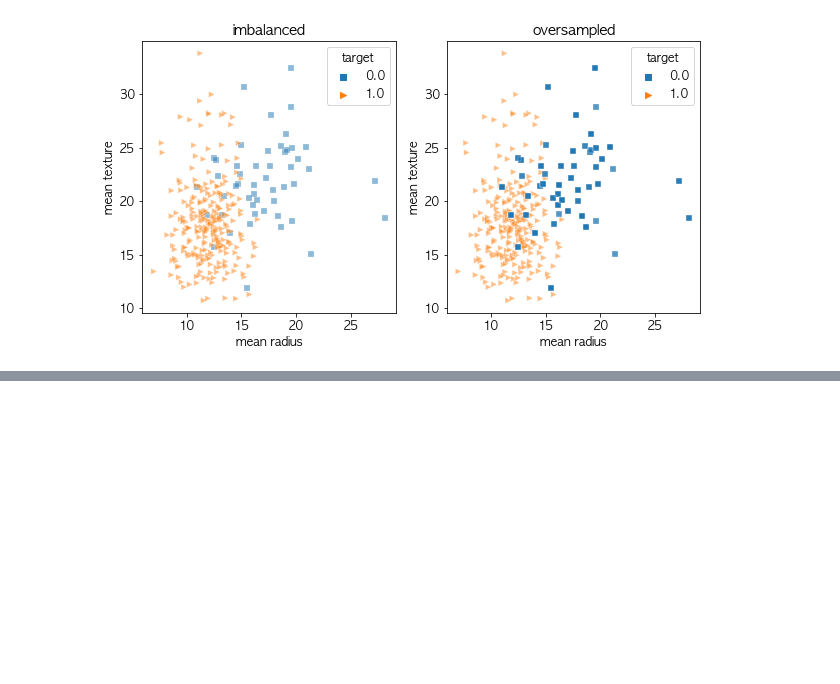
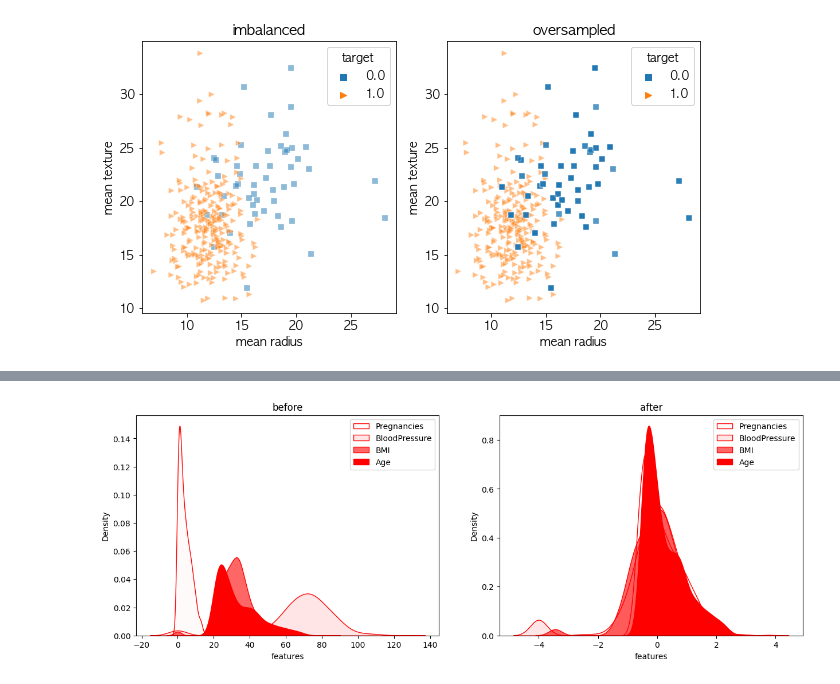
Before and after one commit to klee30810/ADP-study, a Jupyter notebook: stats/codebook/Chap 02. Preprocessing.ipynb, the cells around one changed output, grey strips where cells are left out. Cells and saved outputs as stored; diff of their text form; code cells hidden in the pictures; blank space fills up the shorter version.

```diff
--- a/stats/codebook/Chap 02. Preprocessing.ipynb
+++ b/stats/codebook/Chap 02. Preprocessing.ipynb
@@ -483,0 +666,15 @@ oversampled data class distribution:  Counter({0.0: 250, 1.0: 250})
+# %%
+fig, ax = plt.subplots(1,2, figsize=(15,5))
+for col, a in zip(X.columns, [0.02, 0.1, 0.6, 1]):
+    sns.kdeplot(X[col], alpha=a, legend=True, ax=ax[0], shade=True, color='r')
+ax[0].legend(X.columns)
+ax[0].set_xlabel('features')
+ax[0].set_title('before')
+
+for col, a in zip(mm_X.columns, [0.02, 0.1, 0.6, 1]):
+    sns.kdeplot(mm_X[col], alpha=a, legend=True, ax=ax[1], shade=True, color='r')
+ax[1].legend(mm_X.columns)
+ax[1].set_xlabel('features')
+ax[1].set_title('after')
+
+plt.show()
@@ -483,0 +685,11 @@ oversampled data class distribution:  Counter({0.0: 250, 1.0: 250})
+# %%
+from sklearn.preprocessing import RobustScaler
+rs = RobustScaler()
+rs_X = rs.fit_transform(X)
+rs_X = pd.DataFrame(rs_X, columns=X.columns)
+
+print('Before')
+print(X.describe().loc[['mean', 'std', 'max', 'min'],:], '\n')
+
+print('After')
+print(rs_X.describe().loc[['mean', 'std', 'max', 'min'],:], '\n')
@@ -483,0 +710,17 @@ oversampled data class distribution:  Counter({0.0: 250, 1.0: 250})
+# %%
+fig, ax = plt.subplots(1,2, figsize=(15,5))
+for col, a in zip(X.columns, [0.02, 0.1, 0.6, 1]):
+    sns.kdeplot(X[col], alpha=a, legend=True, ax=ax[0], shade=True, color='r')
+ax[0].legend(X.columns)
+ax[0].set_xlabel('features')
+ax[0].set_title('before')
+
+for col, a in zip(ss_X.columns, [0.02, 0.1, 0.6, 1]):
+    sns.kdeplot(rs_X[col], alpha=a, legend=True, ax=ax[1], shade=True, color='r')
+ax[1].legend(rs_X.columns)
+ax[1].set_xlabel('features')
+ax[1].set_title('after')
+
+plt.show()
+# %% [output]
+[figure, added]
```
Also changed, not shown: parts of 41 cells of this notebook, 1 other file.
